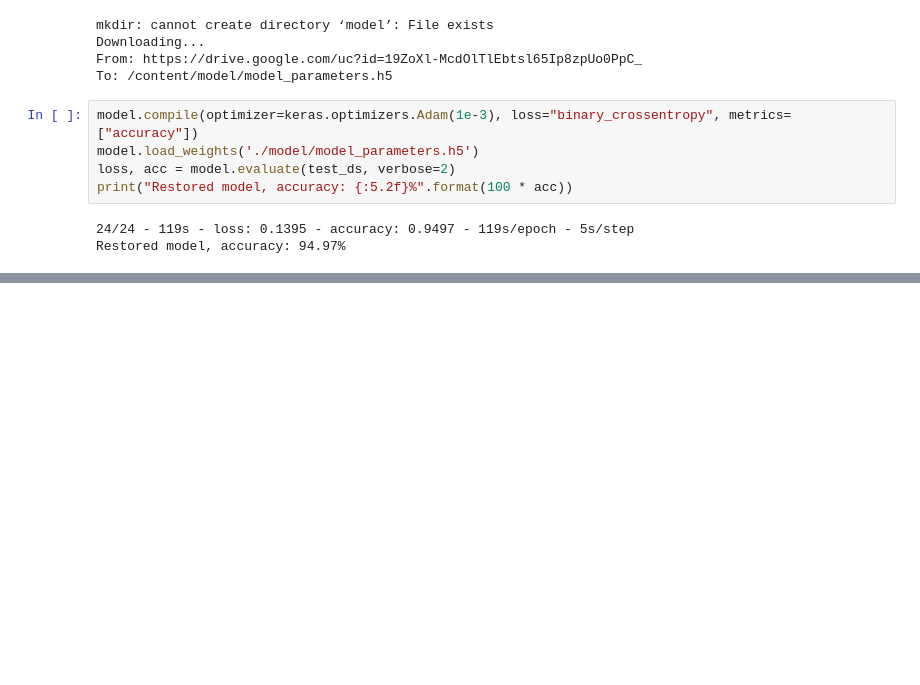
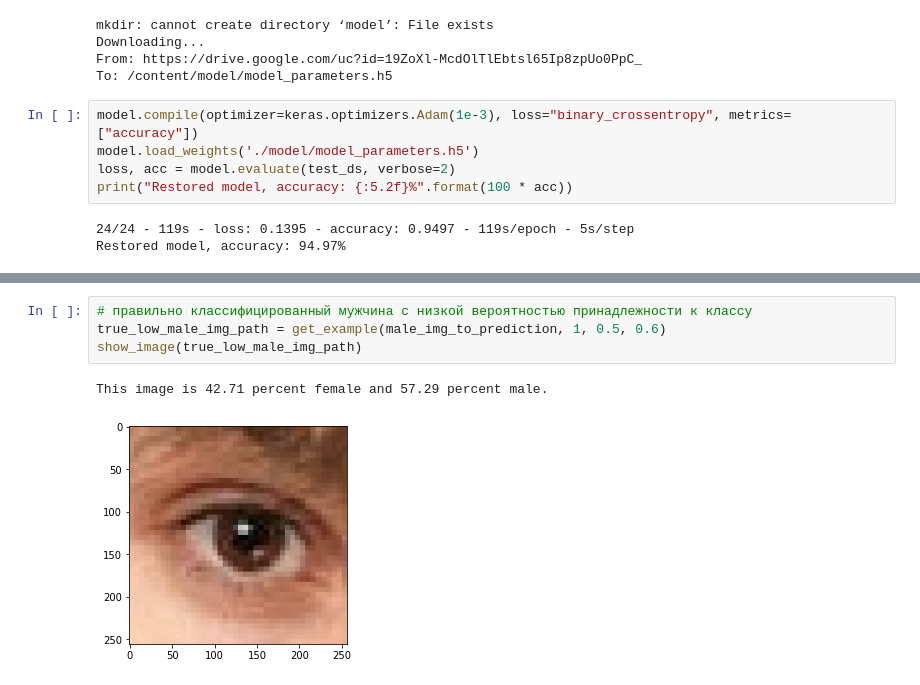
Before and after one commit to Juliarty/kdd-project, a Jupyter notebook: Kdd_eyes.ipynb, the cells around one changed output, grey strips where cells are left out. Cells and saved outputs as stored; diff of their text form; blank space fills up the shorter version.

```diff
--- a/Kdd_eyes.ipynb
+++ b/Kdd_eyes.ipynb
@@ -139,0 +211,7 @@ Restored model, accuracy: 94.97%
+# %%
+# правильно классифицированный мужчина с низкой вероятностью принадлежности к классу
+true_low_male_img_path = get_example(male_img_to_prediction, 1, 0.5, 0.6)
+show_image(true_low_male_img_path)
+# %% [output]
+This image is 42.71 percent female and 57.29 percent male.
+[figure, added]
```
Also changed, not shown: parts of 13 cells of this notebook.
